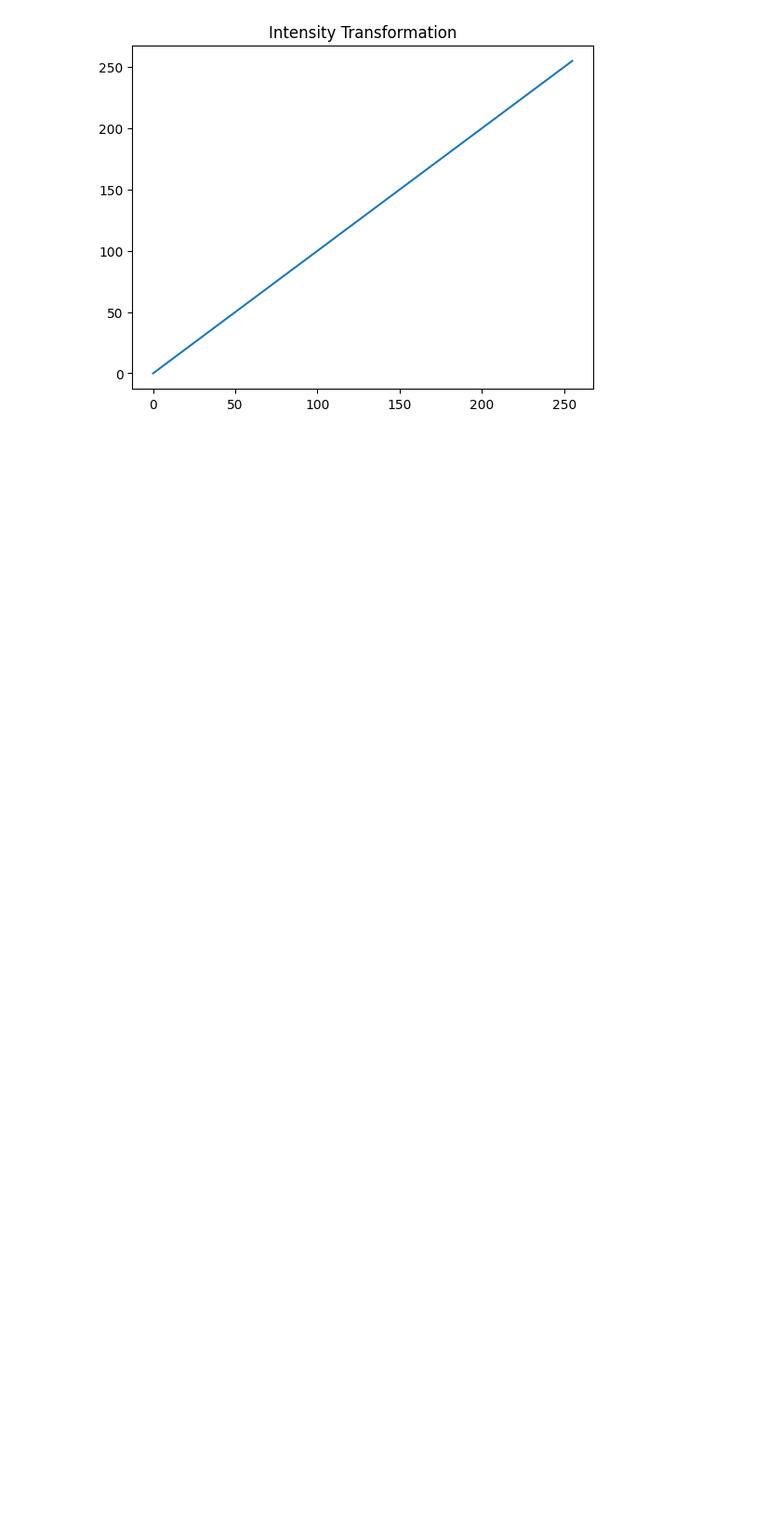
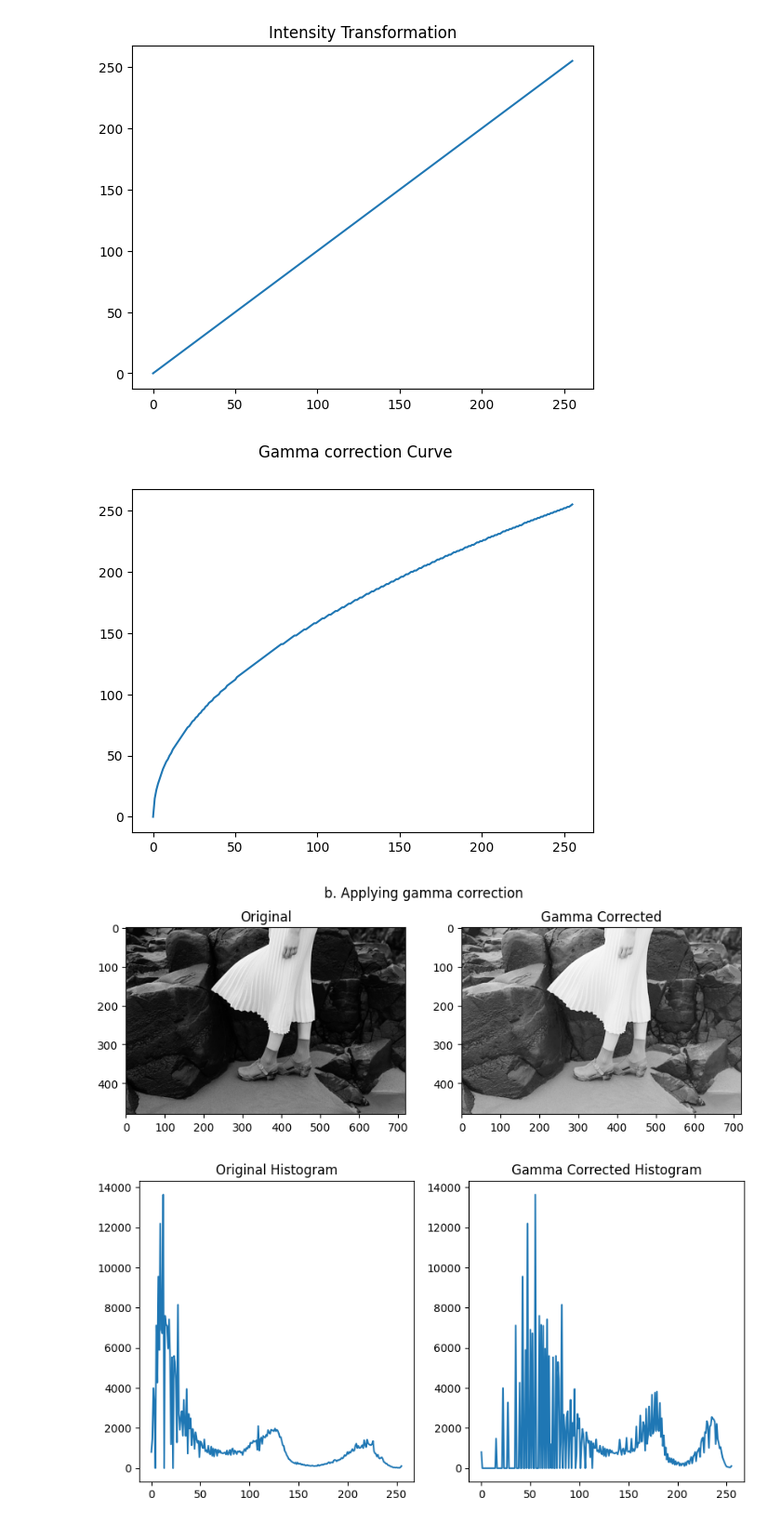
Before and after one commit to KisajaW/Assignment1, a Jupyter notebook: D_ENG_21_0073_a01.ipynb, the cells around one changed output. Shown at 93% size. Cells and saved outputs as stored; diff of their text form; code cells hidden in the pictures; blank space fills up the shorter version.

```diff
--- a/D_ENG_21_0073_a01.ipynb
+++ b/D_ENG_21_0073_a01.ipynb
@@ -94,3 +94,47 @@ plt.show()
 [figure]
 [figure]
 [figure]
+# %%
+import cv2 as cv
+import matplotlib.pyplot as plt
+import numpy as np
+
+im = cv.imread ('highlights_and_shadows.jpg', cv.IMREAD_COLOR)
+assert im is not None
+
+#Applying gamma correction
+im_LAB = cv.cvtColor(im, cv.COLOR_BGR2LAB)
+L_im, q_im , r_im = cv.split(im_LAB)
+
+gamma = .5
+t = np.array([(i/255.)**gamma*255 for i in range (256)], np.uint8)
+g = t[L_im]
+plt.suptitle("Gamma correction Curve")
+plt.plot(t)
+plt.show()
+
+
+fig, ax = plt.subplots(1,2, figsize=(10,3.5))
+fig.suptitle("b. Applying gamma correction")
+ax[0].imshow(L_im, cmap="gray")
+ax[0].set_title("Original")
+ax[1].imshow(g,cmap="gray")
+ax[1].set_title("Gamma Corrected")
+plt.show()
+
+plt.figure(figsize = [10, 5])
+#Histogram of the Original Image
+plt.subplot(1, 2, 1)
+plt.gca().set_title('Original Histogram')
+im_h = cv.calcHist([L_im],[0],None,[256],[0,256])
+plt.plot(im_h)
+#Histogram of the Corrected Image
+plt.subplot(1, 2, 2)
+plt.gca().set_title('Gamma Corrected Histogram')
+g_h = cv.calcHist([g],[0],None,[256],[0,256])
+plt.plot(g_h)
+plt.show()
+# %% [output]
+[figure, added]
+[figure, added]
+[figure, added]
```
